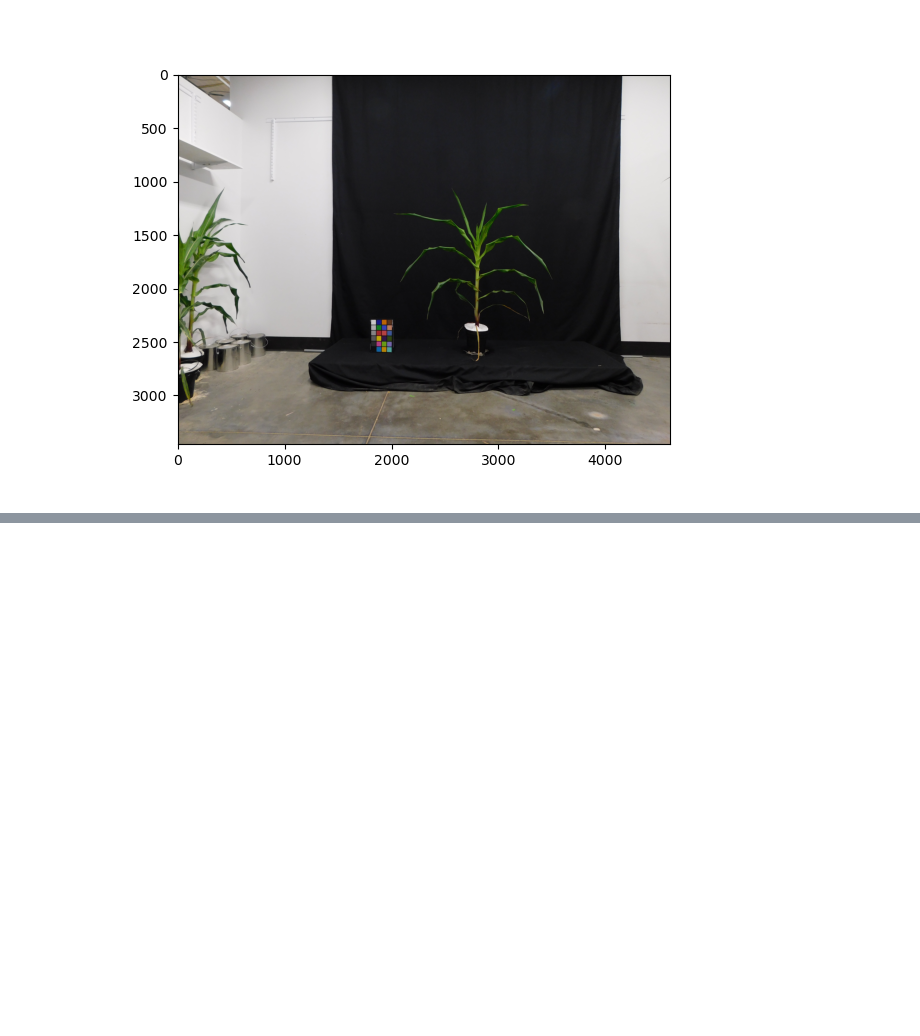
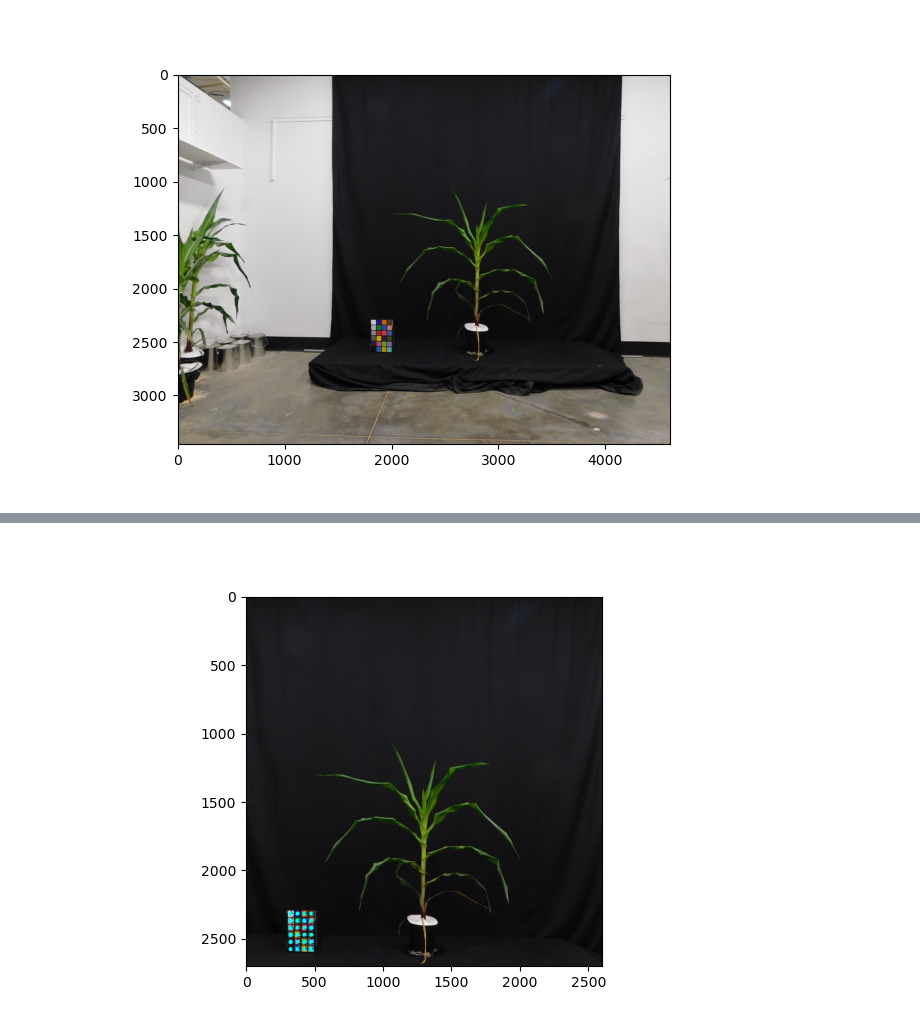
Before and after one commit to danforthcenter/plantcv-tutorial-color-correction, a Jupyter notebook: index.ipynb, the cells around one changed output, grey strips where cells are left out. Saved outputs shown, nothing was run; the diff lists cells and outputs as text; code cells hidden in the pictures; blank space fills up the shorter version.

```diff
--- a/index.ipynb
+++ b/index.ipynb
@@ -58,3 +50,9 @@ card_mask = pcv.transform.create_color_card_mask(rgb_img=img, radius=10, start_c
+# %%
+# First, detect the color card.
+
+card_mask = pcv.transform.detect_color_card(rgb_img=crop_img, radius=15)
+# %% [output]
+[figure, added]
 # %%
 # Make a color card matrix
 
```
Also changed, not shown: parts of 10 cells of this notebook.
